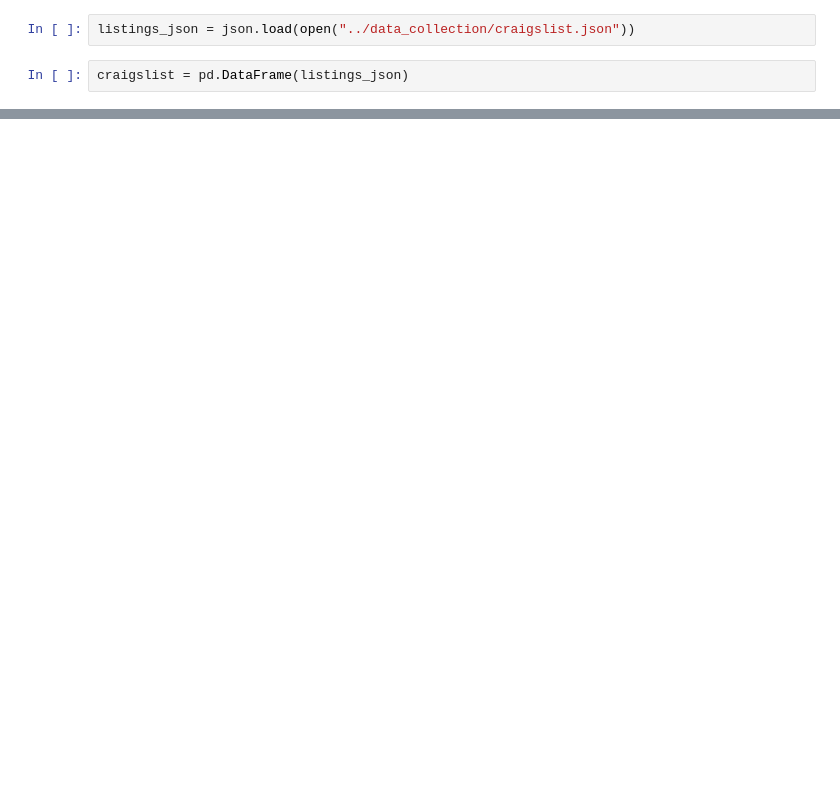
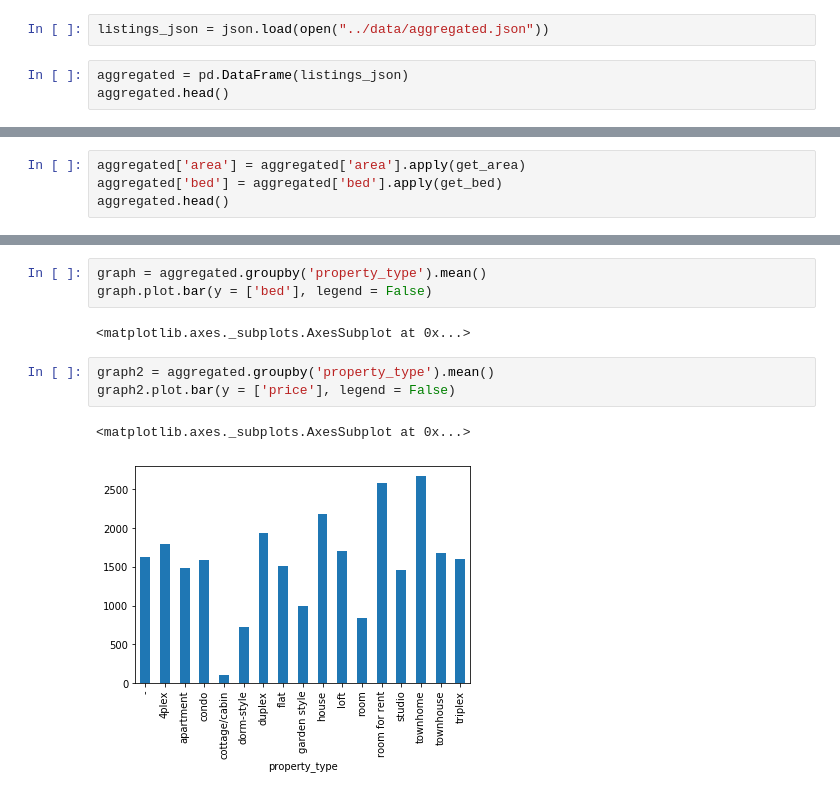
Before and after one commit to lilyzhai/housing-survey, a Jupyter notebook: notebooks/craigslist_info.ipynb, the cells around one changed output, grey strips where cells are left out. Saved outputs shown, nothing was run; the diff lists cells and outputs as text; blank space fills up the shorter version.

```diff
--- a/notebooks/craigslist_info.ipynb
+++ b/notebooks/craigslist_info.ipynb
@@ -7,4 +8,5 @@ import numpy as np
 # %%
-listings_json = json.load(open("../data_collection/craigslist.json"))
+listings_json = json.load(open("../data/aggregated.json"))
 # %%
-craigslist = pd.DataFrame(listings_json)
+aggregated = pd.DataFrame(listings_json)
+aggregated.head()
@@ -62,0 +20,4 @@ def get_square_footage(tags):
+# %%
+aggregated['area'] = aggregated['area'].apply(get_area)
+aggregated['bed'] = aggregated['bed'].apply(get_bed)
+aggregated.head()
@@ -62,0 +43,11 @@ def get_square_footage(tags):
+# %%
+graph = aggregated.groupby('property_type').mean()
+graph.plot.bar(y = ['bed'], legend = False)
+# %% [output]
+<matplotlib.axes._subplots.AxesSubplot at 0x...>
+# %%
+graph2 = aggregated.groupby('property_type').mean()
+graph2.plot.bar(y = ['price'], legend = False)
+# %% [output]
+<matplotlib.axes._subplots.AxesSubplot at 0x...>
+[figure, added]
```
Also changed, not shown: parts of 21 cells of this notebook, 1 other file.
